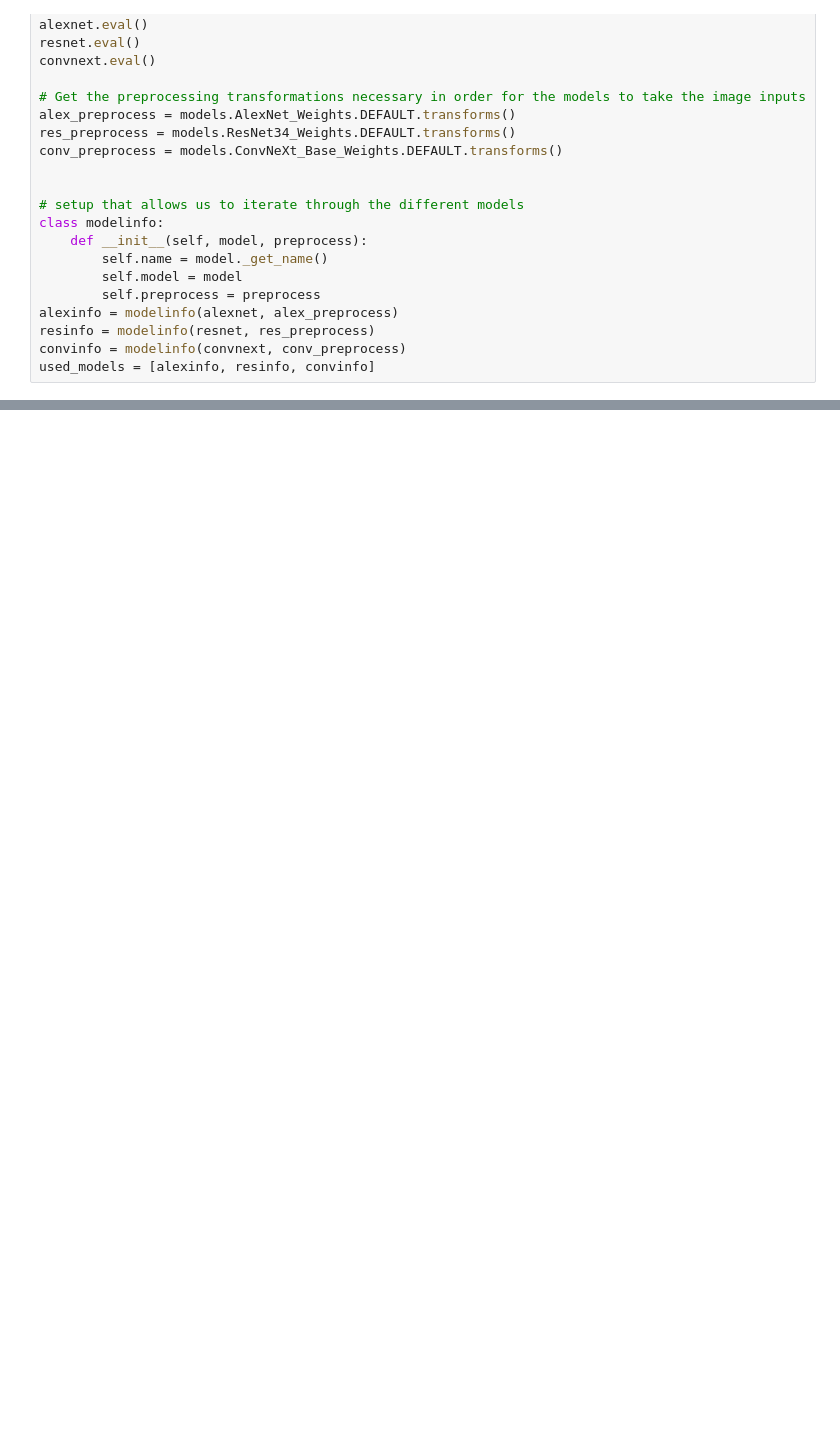
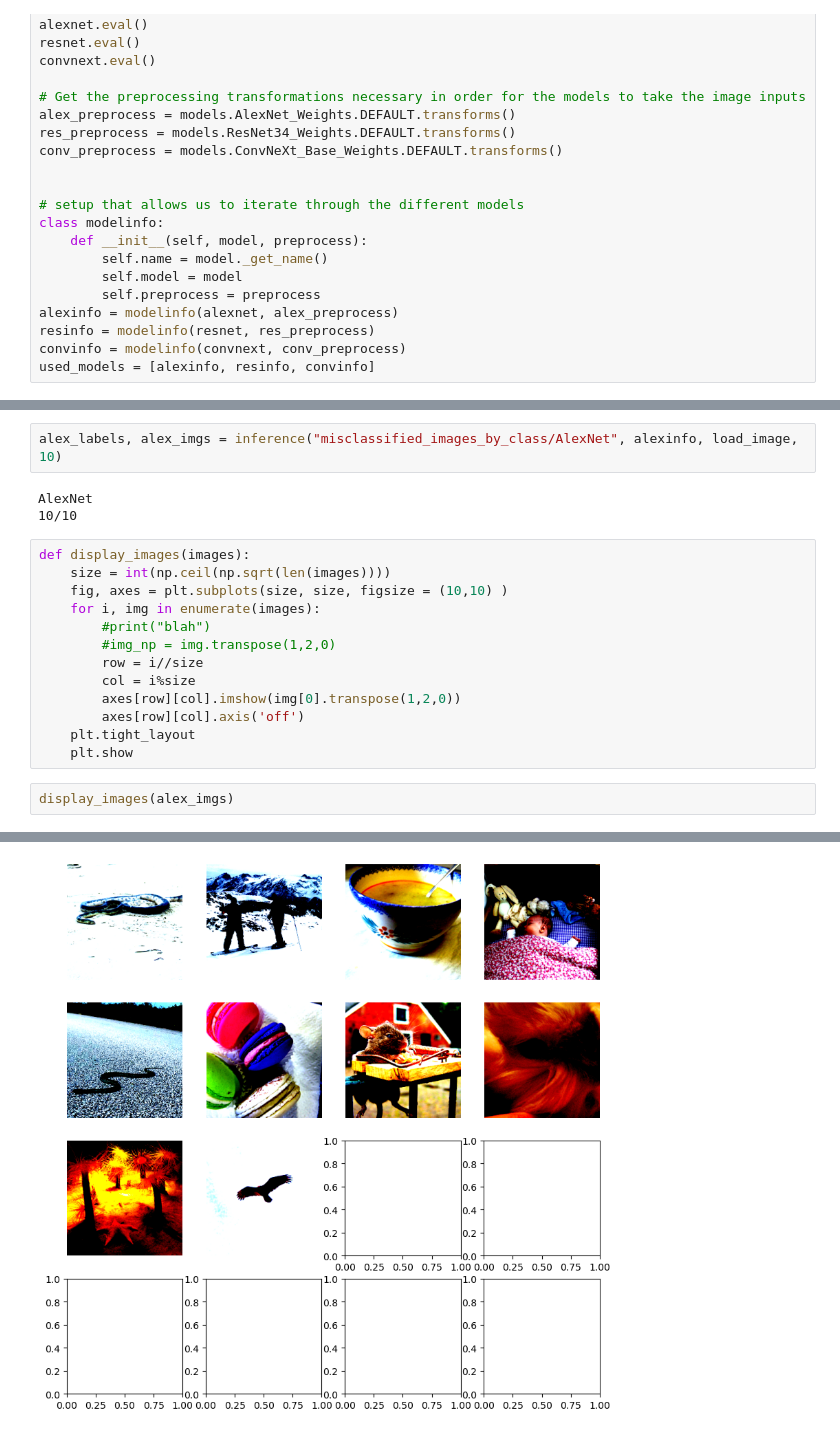
Before and after one commit to Timmald/massai-interpretability, a Jupyter notebook: Skye_Starter_CNN_Code/noise_experiment.ipynb, the cells around one changed output, grey strips where cells are left out. Saved outputs shown, nothing was run; the diff lists cells and outputs as text; blank space fills up the shorter version.

```diff
--- a/Skye_Starter_CNN_Code/noise_experiment.ipynb
+++ b/Skye_Starter_CNN_Code/noise_experiment.ipynb
@@ -158,0 +127,21 @@ misclass_pics, misclass_count, accuracy = get_misclassified(used_models, model_l
+# %%
+alex_labels, alex_imgs = inference("misclassified_images_by_class/AlexNet", alexinfo, load_image, 10)
+# %% [output]
+AlexNet
+10/10
+# %%
+def display_images(images):
+    size = int(np.ceil(np.sqrt(len(images))))
+    fig, axes = plt.subplots(size, size, figsize = (10,10) )
+    for i, img in enumerate(images):
+        #print("blah")
+        #img_np = img.transpose(1,2,0)
+        row = i//size
+        col = i%size
+        axes[row][col].imshow(img[0].transpose(1,2,0))
+        axes[row][col].axis('off')
+    plt.tight_layout
+    plt.show
+# %%
+display_images(alex_imgs)
+# %% [output]
@@ -158,0 +158 @@ misclass_pics, misclass_count, accuracy = get_misclassified(used_models, model_l
+[figure, added]
```
Also changed, not shown: parts of 11 cells of this notebook, 5 other files.
